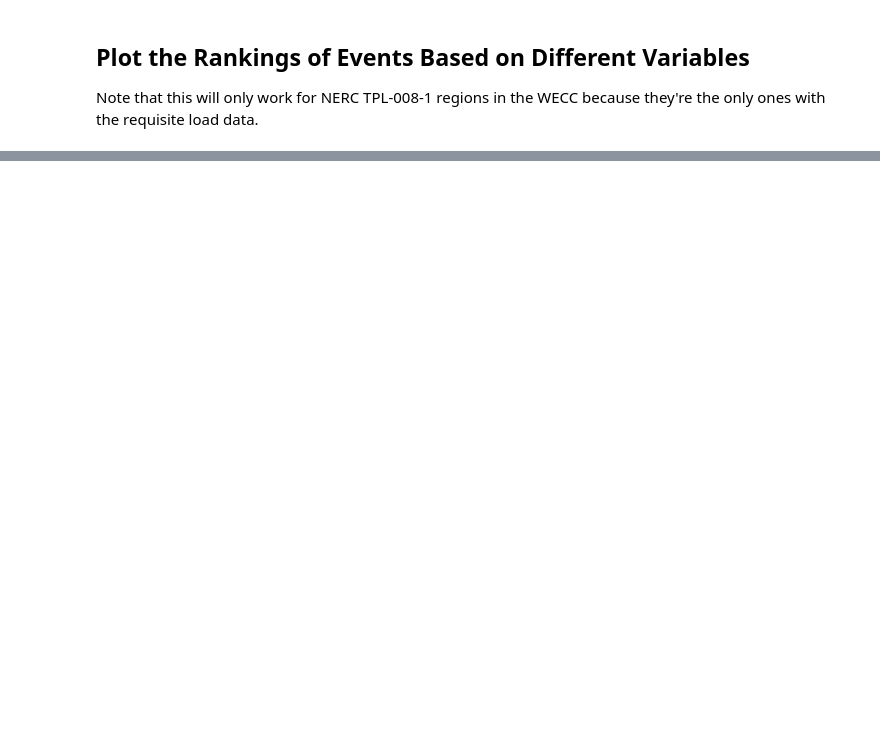
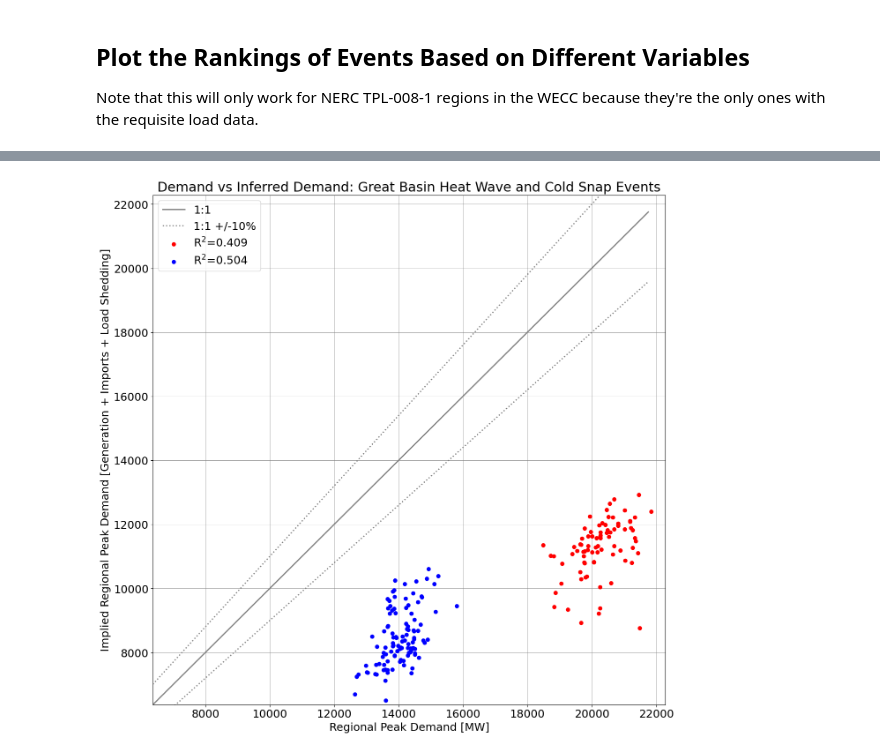
Before and after one commit to cdburley/burleyson-etal_2026_tbd, a Jupyter notebook: notebooks/plot_hw_cs_characteristics.ipynb, the cells around one changed output, grey strips where cells are left out. Cells and saved outputs as stored; diff of their text form; code cells hidden in the pictures; blank space fills up the shorter version.

```diff
--- a/notebooks/plot_hw_cs_characteristics.ipynb
+++ b/notebooks/plot_hw_cs_characteristics.ipynb
@@ -437,0 +552,10 @@ for region in ['CA', 'GB', 'PNW', 'RM', 'SW']:
+# %%
+# Test the function:
+plot_generation_versus_demand(region = 'GB',
+                              events_data_input_dir = events_data_input_dir,
+                              metadata_input_dir = metadata_input_dir,
+                              image_output_dir = image_output_dir,
+                              image_resolution = 150,
+                              save_images = True)
+# %% [output]
+[figure, added]
```
Also changed, not shown: parts of 9 cells of this notebook, 30 other files.
